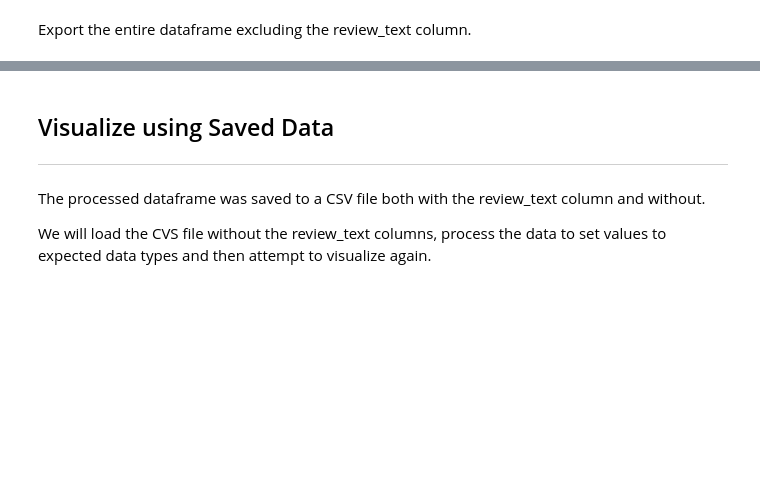
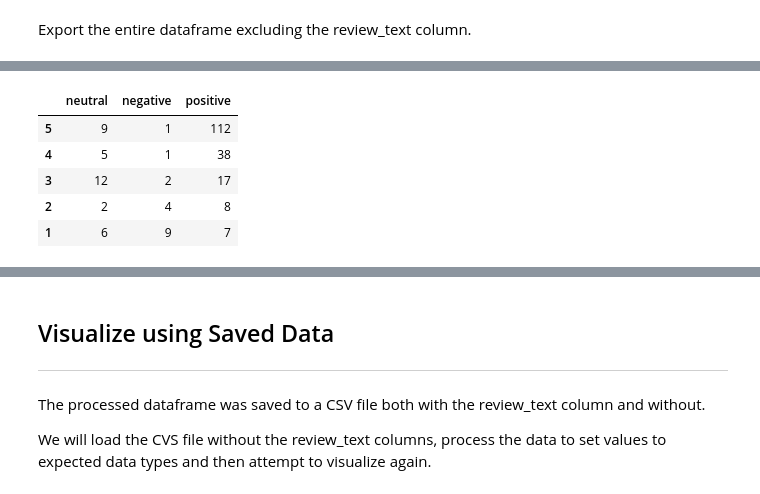
Before and after one commit to fred-home/datascience-final, a Jupyter notebook: analysis/final-project.ipynb, the cells around one changed output, grey strips where cells are left out. Cells and saved outputs as stored; diff of their text form; code cells hidden in the pictures; blank space fills up the shorter version.

```diff
--- a/analysis/final-project.ipynb
+++ b/analysis/final-project.ipynb
@@ -258,0 +238,21 @@ df_analyzed_reviews.drop(['review_text'], axis=1).to_csv('../data/df_analyzed_re
+# %%
+index_list = [5, 4, 3, 2, 1]
+summary_df = pd.DataFrame(columns=['neutral', 'negative', 'positive'], \
+                             index=index_list)
+for rating in index_list:
+    num_positive = df_florida_2019_07[(df_florida_2019_07['rating'] == rating) \
+                                    & (df_florida_2019_07['pos'] == 1)]['title'].count()
+    num_negative = df_florida_2019_07[(df_florida_2019_07['rating'] == rating) \
+                                    & (df_florida_2019_07['neg'] == 1)]['title'].count()
+    num_neutral = df_florida_2019_07[(df_florida_2019_07['rating'] == rating) \
+                                    & (df_florida_2019_07['neu'] == 1)]['title'].count()
+
+    summary_df.loc[rating] = [num_neutral, num_negative, num_positive]
+summary_df.head()
+# %% [output]
+|  | neutral | negative | positive |
+| 5 | 9 | 1 | 112 |
+| 4 | 5 | 1 | 38 |
+| 3 | 12 | 2 | 17 |
+| 2 | 2 | 4 | 8 |
+| 1 | 6 | 9 | 7 |
```
Also changed, not shown: parts of 25 cells of this notebook, 4 other files.
